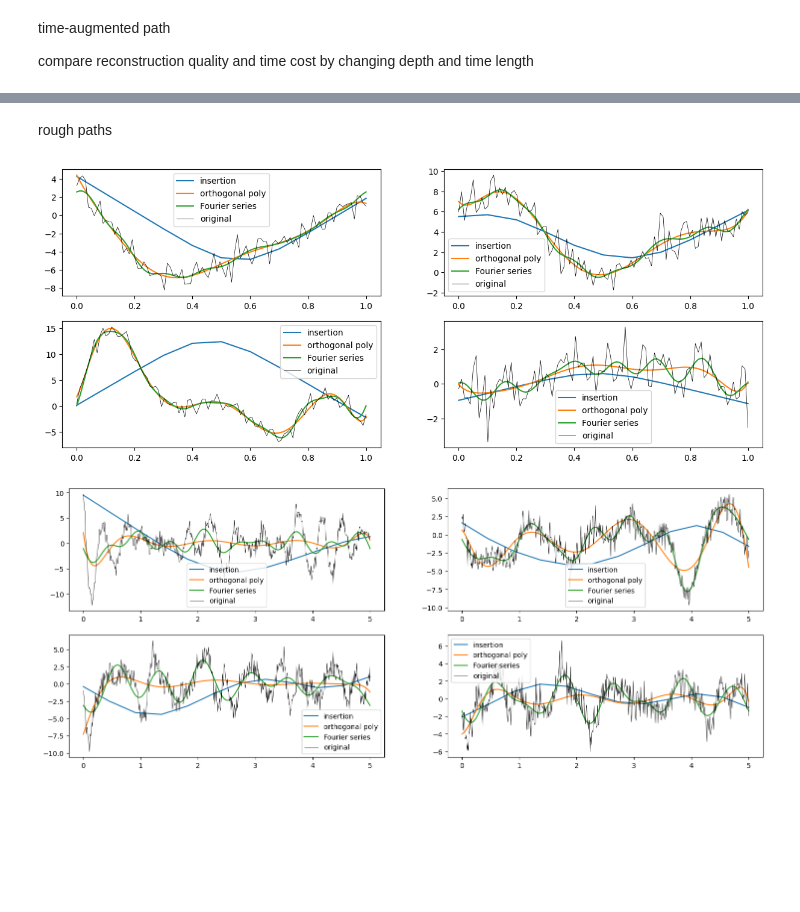
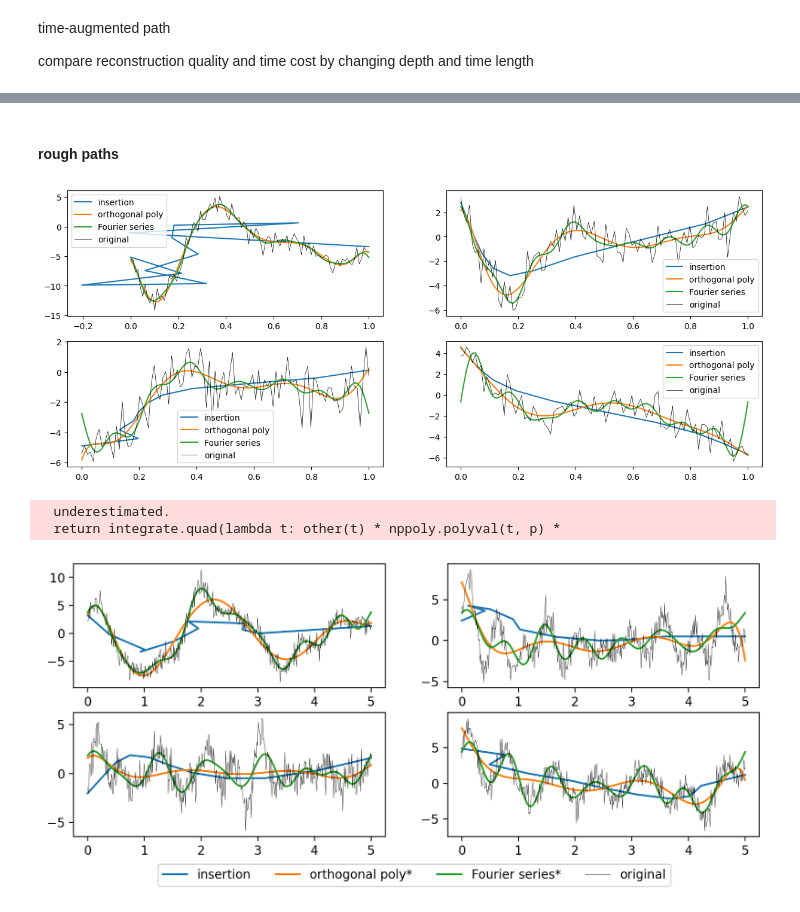
Before and after one commit to Zhuoyue-Huang/M3R-signature-inversion, a Jupyter notebook: siginversion_demo.ipynb, the cells around one changed output, grey strips where cells are left out. Drawn from its saved outputs; the diff is of its cells as text; code cells hidden in the pictures; blank space fills up the shorter version.

```diff
--- a/siginversion_demo.ipynb
+++ b/siginversion_demo.ipynb
@@ -192,3 +192,15 @@ plt.title(f'Reconstruction with first {N} shifted Legendre polynomials')
 plt.tight_layout()
 # %% [output]
 [figure]
+# %%
+N = 8
+# path_fbm = fbm_generator(1, len(t_grid), hurst=0.75)[0]
+rec = inv1.path2path(t_grid, path_fbm, N)
+plt.figure(figsize=(6, 3), dpi=200)
+plt.plot(t_grid, path_fbm, label='path', c='black')
+plt.plot(t_grid, inv1.poly_class.path_eval(t_grid, path_fbm, N), label='reconstructed from poly', c='red', linestyle='--', linewidth=3)
+plt.plot(t_grid, rec, label='reconstructed from sig via poly', c='b', linestyle='--')
+plt.legend()
+plt.title(f'Reconstruction with first {N} Legendre polynomials')
+plt.tight_layout()
+plt.savefig("ortho_recon.jpg")
@@ -655,5 +677,5 @@ plt.legend()
-# %% [markdown]
-rough paths
+# %% [markdown]
+#### rough paths
 # %%
 depth = 10
 t_grid = np.linspace(0, 1, 100)
@@ -674,38 +696,54 @@ for i in range(4):
     rec_f = fourier2sig(sig(t_grid, path, depth-2), depth-2, t_grid, P, t_grid[0]) + path[0]
     # visualsation
     plt.subplot(2, 2, i+1)
-    plt.plot(np.linspace(0, 1, depth+1), np.array(recon_insertion.squeeze(0))[:, 1], label='insertion')
+    plt.plot(np.array(recon_insertion.squeeze(0))[:, 0], np.array(recon_insertion.squeeze(0))[:, 1], label='insertion')
     plt.plot(t_grid, rec_o, label='orthogonal poly')
     plt.plot(t_grid, rec_f, label='Fourier series')
     plt.plot(t_grid, path, color='black', label='original', linewidth=0.5)
     plt.legend()
 # %% [output]
-[figure, old version]
+[figure, new version]
 # %%
-depth = 11
+depth = 10
 t_grid = np.linspace(0, 5, 500)
-plt.figure(figsize=(18, 7))
-for i in range(4):
+plt.figure(figsize=(10, 4), dpi=200)
+for i in tqdm(range(4)):
     func1 = random_trig_generator(np.random.randint(1, 10000))
     path = func1(t_grid) + np.random.randn(len(t_grid))
     # path = fbm_generator(1, len(t_grid), hurst=0.9)[0]
     path_torch = np.stack([t_grid, func1(t_grid)], axis=1)
     path_torch = torch.tensor(path_torch).unsqueeze(0)
     # insertion
     signature = signatory.signature(path_torch, depth)
     recon_insertion = signatory.invert_signature(signature, depth, path_torch.shape[2], initial_position=path_torch[:, 0, :])
     # inversion via Legendre polynomials
     inv1 = Sig2path(pdf_l, t_grid=t_grid)
     rec_o = inv1.path2path(t_grid, path, depth-2) + path[0]
     # inversion via Fourier series
     P = t_grid[-1] - t_grid[0]
     rec_f = fourier2sig(sig(t_grid, path, depth-2), depth-2, t_grid, P, t_grid[0]) + path[0]
     # visualsation
     plt.subplot(2, 2, i+1)
-    plt.plot(np.linspace(0, 5, depth+1), np.array(recon_insertion.squeeze(0))[:, 1], label='insertion')
-    plt.plot(t_grid, rec_o, label='orthogonal poly')
-    plt.plot(t_grid, rec_f, label='Fourier series')
-    plt.plot(t_grid, path, color='black', label='original', linewidth=0.5)
-    plt.legend()
+    line_insertion, = plt.plot(np.array(recon_insertion.squeeze(0))[:, 0], np.array(recon_insertion.squeeze(0))[:, 1], label='insertion')
+    line_ortho, = plt.plot(t_grid, rec_o, label='orthogonal poly')
+    line_fourier, = plt.plot(t_grid, rec_f, label='Fourier series')
+    line_original, = plt.plot(t_grid, path, color='black', label='original', linewidth=0.25)
+
+
+lines = []  # List to store the line objects for the legend
+labels = [] # List to store the labels for the legend
+# Store line objects and labels for the legend
+lines.extend([line_insertion, line_ortho, line_fourier, line_original])  # Replace with your actual line objects
+labels.extend(["insertion", "orthogonal poly*", "Fourier series*", "original"])
+# Create a single legend outside the plot
+legend = plt.figlegend(lines, labels, loc='upper center', bbox_to_anchor=(0.51, 0.05), ncol=4)
+# Making "orthogonal poly" and "Fourier series" bold
+# for text in legend.get_texts():
+#     if text.get_text() in ["orthogonal poly", "Fourier series"]:
+#         text.set_weight('bold')
+# plt.tight_layout()
+# plt.savefig('compare_rough.jpg')
 # %% [output]
+  underestimated.
+  return integrate.quad(lambda t: other(t) * nppoly.polyval(t, p) *
-[figure, old version]
+[figure, new version]
```
Also changed, not shown: parts of 12 cells of this notebook.
